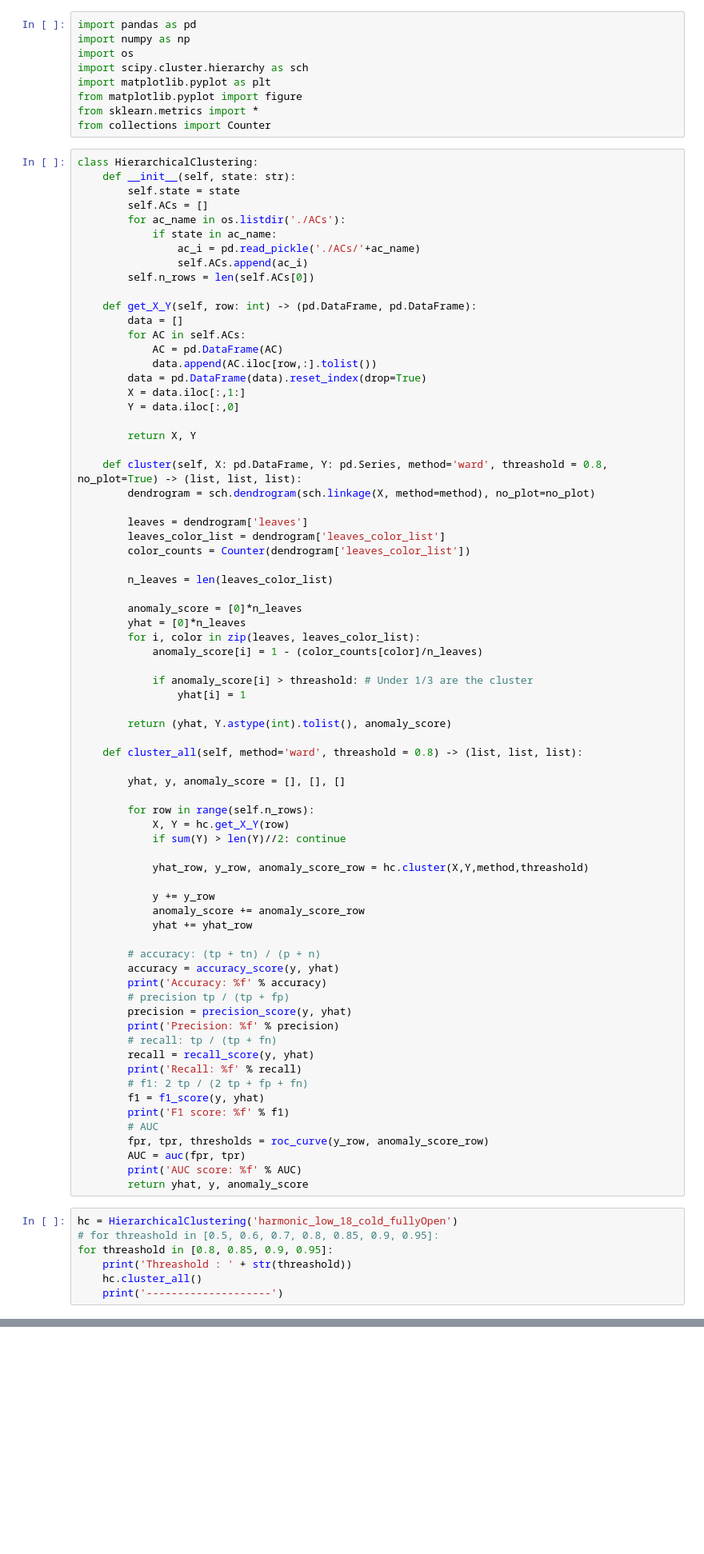
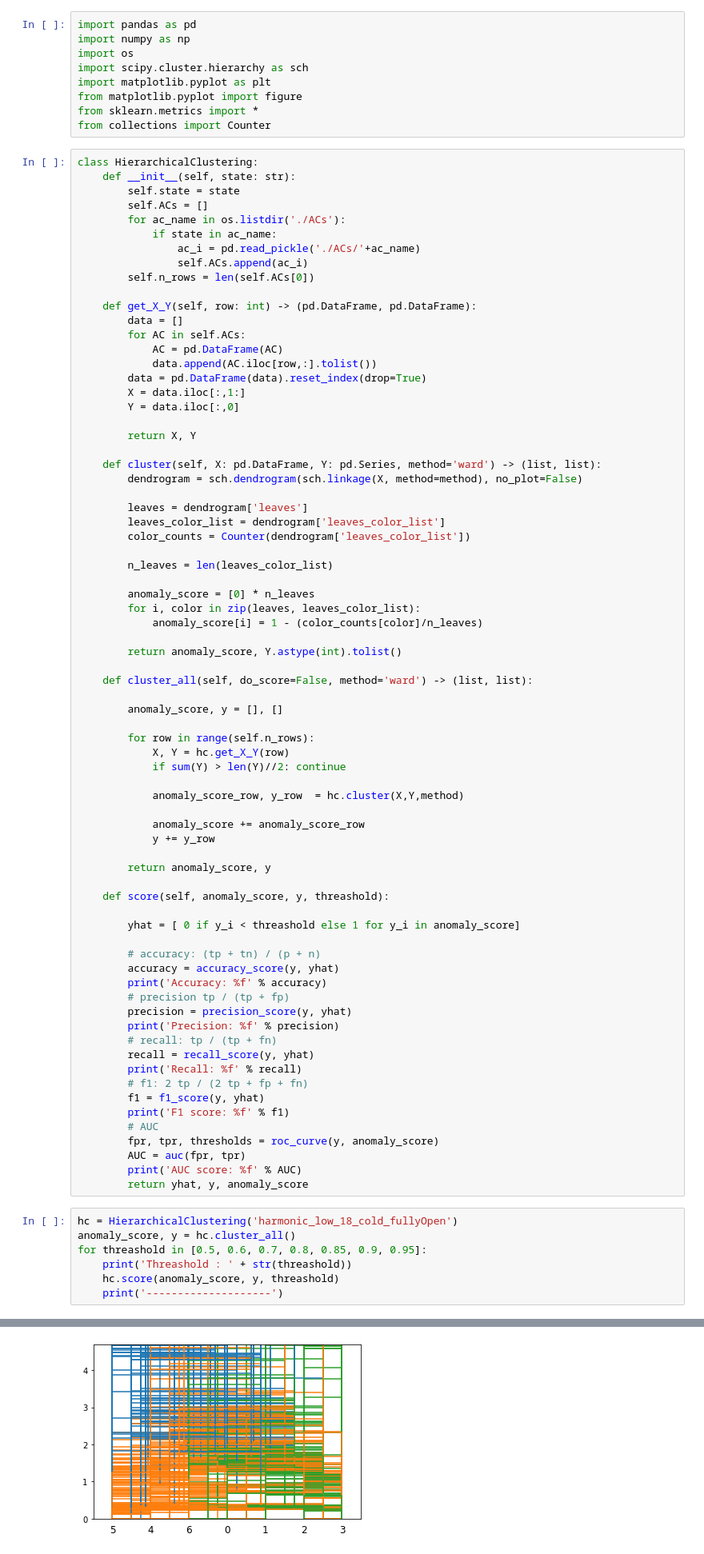
Before and after one commit to PhilipPhil/Unsupervised-Learning-for-Anomaly-Detection-in-Fleet-Based-Systems-Application-to-Air-Conditioners, a Jupyter notebook: Score.ipynb, the cells around one changed output, grey strips where cells are left out. Shown at 80% size. Saved outputs shown, nothing was run; the diff lists cells and outputs as text; blank space fills up the shorter version.

```diff
--- a/Score.ipynb
+++ b/Score.ipynb
@@ -29,8 +29,8 @@ class HierarchicalClustering:
 
         return X, Y
 
-    def cluster(self, X: pd.DataFrame, Y: pd.Series, method='ward', threashold = 0.8, no_plot=True) -> (list, list, list):
-        dendrogram = sch.dendrogram(sch.linkage(X, method=method), no_plot=no_plot)
+    def cluster(self, X: pd.DataFrame, Y: pd.Series, method='ward') -> (list, list):
+        dendrogram = sch.dendrogram(sch.linkage(X, method=method), no_plot=False)
 
         leaves = dendrogram['leaves']
         leaves_color_list = dendrogram['leaves_color_list']
@@ -38,29 +38,30 @@ class HierarchicalClustering:
 
         n_leaves = len(leaves_color_list)
 
-        anomaly_score = [0]*n_leaves
-        yhat = [0]*n_leaves
+        anomaly_score = [0] * n_leaves
         for i, color in zip(leaves, leaves_color_list):
             anomaly_score[i] = 1 - (color_counts[color]/n_leaves)
 
-            if anomaly_score[i] > threashold: # Under 1/3 are the cluster
-                yhat[i] = 1
+        return anomaly_score, Y.astype(int).tolist()
 
-        return (yhat, Y.astype(int).tolist(), anomaly_score)
+    def cluster_all(self, do_score=False, method='ward') -> (list, list):
 
-    def cluster_all(self, method='ward', threashold = 0.8) -> (list, list, list):
-
-        yhat, y, anomaly_score = [], [], []
+        anomaly_score, y = [], []
 
         for row in range(self.n_rows):
             X, Y = hc.get_X_Y(row)
             if sum(Y) > len(Y)//2: continue
 
-            yhat_row, y_row, anomaly_score_row = hc.cluster(X,Y,method,threashold)
+            anomaly_score_row, y_row  = hc.cluster(X,Y,method)
 
+            anomaly_score += anomaly_score_row
             y += y_row
-            anomaly_score += anomaly_score_row
-            yhat += yhat_row
+
+        return anomaly_score, y
+
+    def score(self, anomaly_score, y, threashold):
+
+        yhat = [ 0 if y_i < threashold else 1 for y_i in anomaly_score]
 
         # accuracy: (tp + tn) / (p + n)
         accuracy = accuracy_score(y, yhat)
@@ -75,15 +76,15 @@ class HierarchicalClustering:
         f1 = f1_score(y, yhat)
         print('F1 score: %f' % f1)
         # AUC
-        fpr, tpr, thresholds = roc_curve(y_row, anomaly_score_row)
+        fpr, tpr, thresholds = roc_curve(y, anomaly_score)
         AUC = auc(fpr, tpr)
         print('AUC score: %f' % AUC)
         return yhat, y, anomaly_score
 # %%
 hc = HierarchicalClustering('harmonic_low_18_cold_fullyOpen')
-# for threashold in [0.5, 0.6, 0.7, 0.8, 0.85, 0.9, 0.95]:
-for threashold in [0.8, 0.85, 0.9, 0.95]:
+anomaly_score, y = hc.cluster_all()
+for threashold in [0.5, 0.6, 0.7, 0.8, 0.85, 0.9, 0.95]:
     print('Threashold : ' + str(threashold))
-    hc.cluster_all()
+    hc.score(anomaly_score, y, threashold)
     print('--------------------')
 # %% [output]
@@ -106,2 +107,3 @@ AUC score: 1.000000
 --------------------
+[figure, added]
 # %%
```
Also changed, not shown: parts of 2 cells of this notebook, 1 other file.
